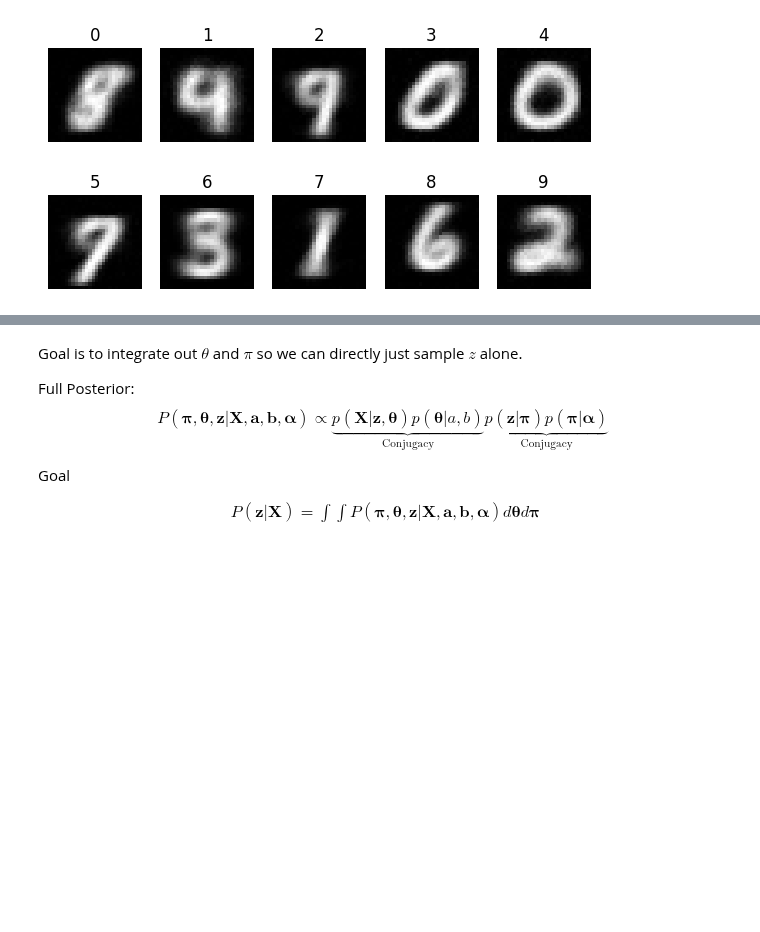
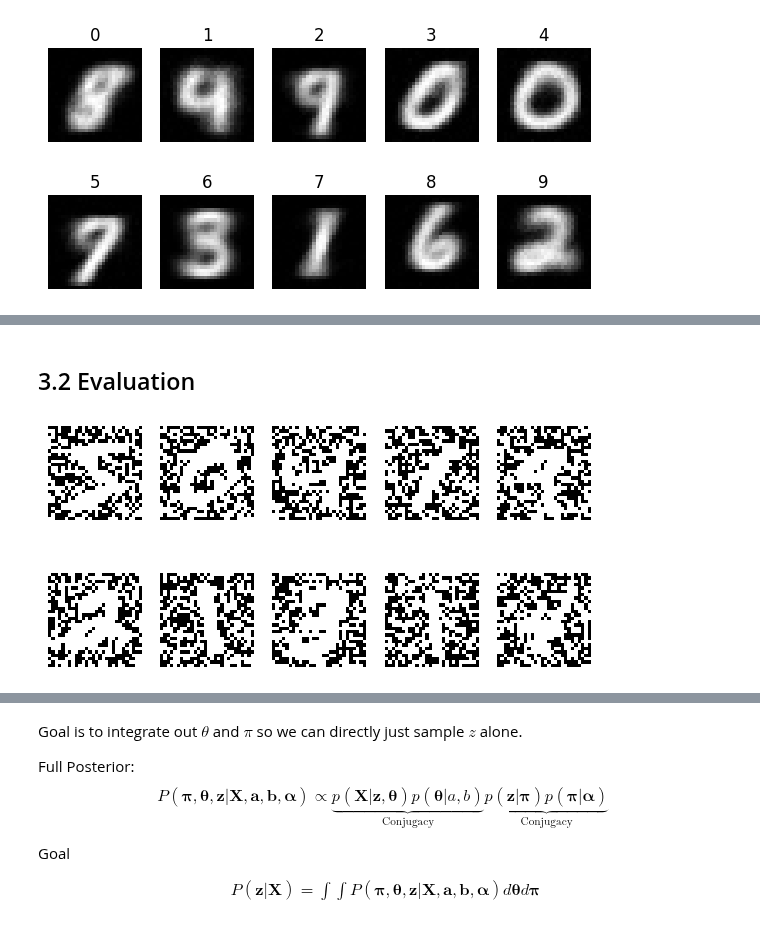
Before and after one commit to jimmyjz1127/bayesian-mixture-model-missing-data, a Jupyter notebook: Week3/MixedBernMCMC.ipynb, the cells around one changed output, grey strips where cells are left out. Drawn from its saved outputs; the diff is of its cells as text; code cells hidden in the pictures; blank space fills up the shorter version.

```diff
--- a/Week3/MixedBernMCMC.ipynb
+++ b/Week3/MixedBernMCMC.ipynb
@@ -206,0 +300,19 @@ plt.show()
+# %% [markdown]
+## 3.2 Evaluation
+# %%
+X_mnist_cover1 = np.empty_like(X_mnist_train, dtype='f')
+X_mnist_cover1[:] = X_mnist_train
+for i in range(0,len(X_mnist_cover1)):
+    indices = random.sample(range(0,784), 784//2)
+    X_mnist_cover1[i][indices] = np.nan
+# %%
+figure = plt.figure(figsize=(7, 3.5))
+rows, cols= 2, 5
+for k in range(10):
+    img = X_mnist_cover1[k, :].reshape(28, 28)
+    figure.add_subplot(rows, cols, k+1)
+    plt.axis("off")
+    plt.imshow(img, cmap="gray")
+plt.show()
+# %% [output]
+[figure, added]
```
Also changed, not shown: parts of 17 cells of this notebook.
